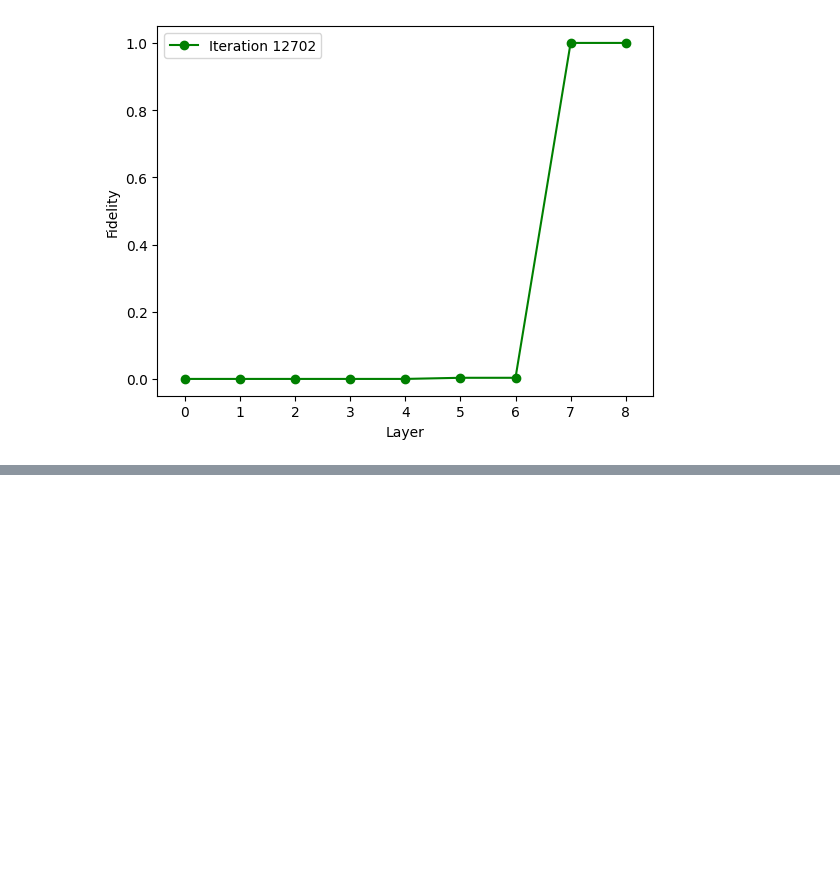
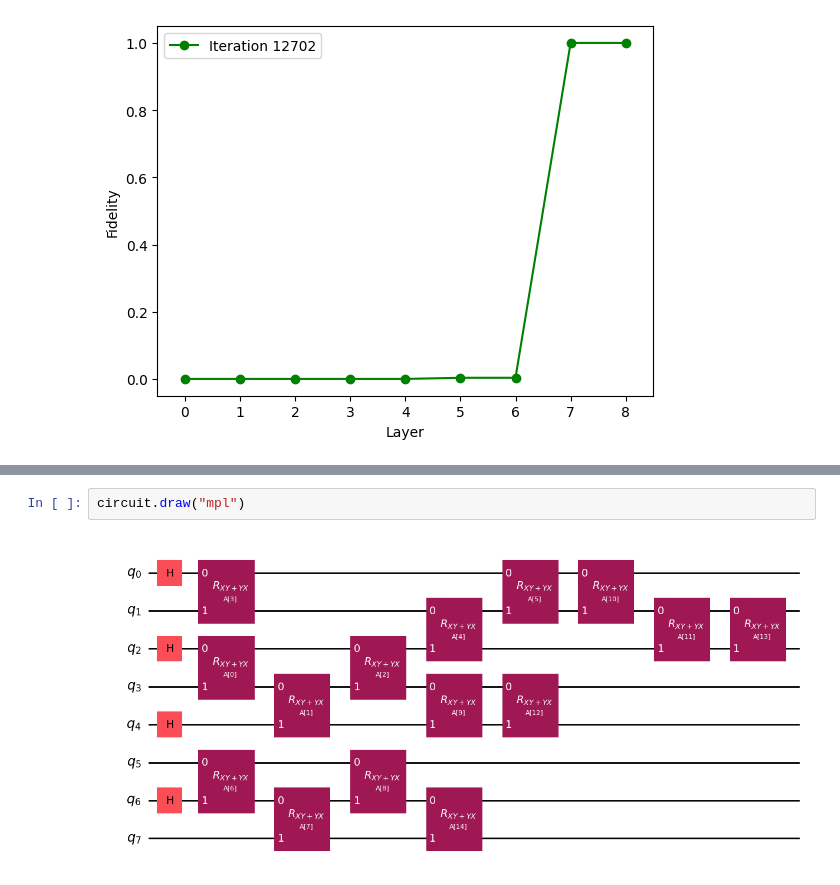
Before and after one commit to NicoDic98/QC-MasterThesis, a Jupyter notebook: plots.ipynb, the cells around one changed output, grey strips where cells are left out. Drawn from its saved outputs; the diff is of its cells as text; blank space fills up the shorter version.

```diff
--- a/plots.ipynb
+++ b/plots.ipynb
@@ -192,0 +210,4 @@ _mass_1.20
+# %%
+circuit.draw("mpl")
+# %% [output]
+[figure, added]
```
Also changed, not shown: parts of 5 cells of this notebook, 1 other file.
